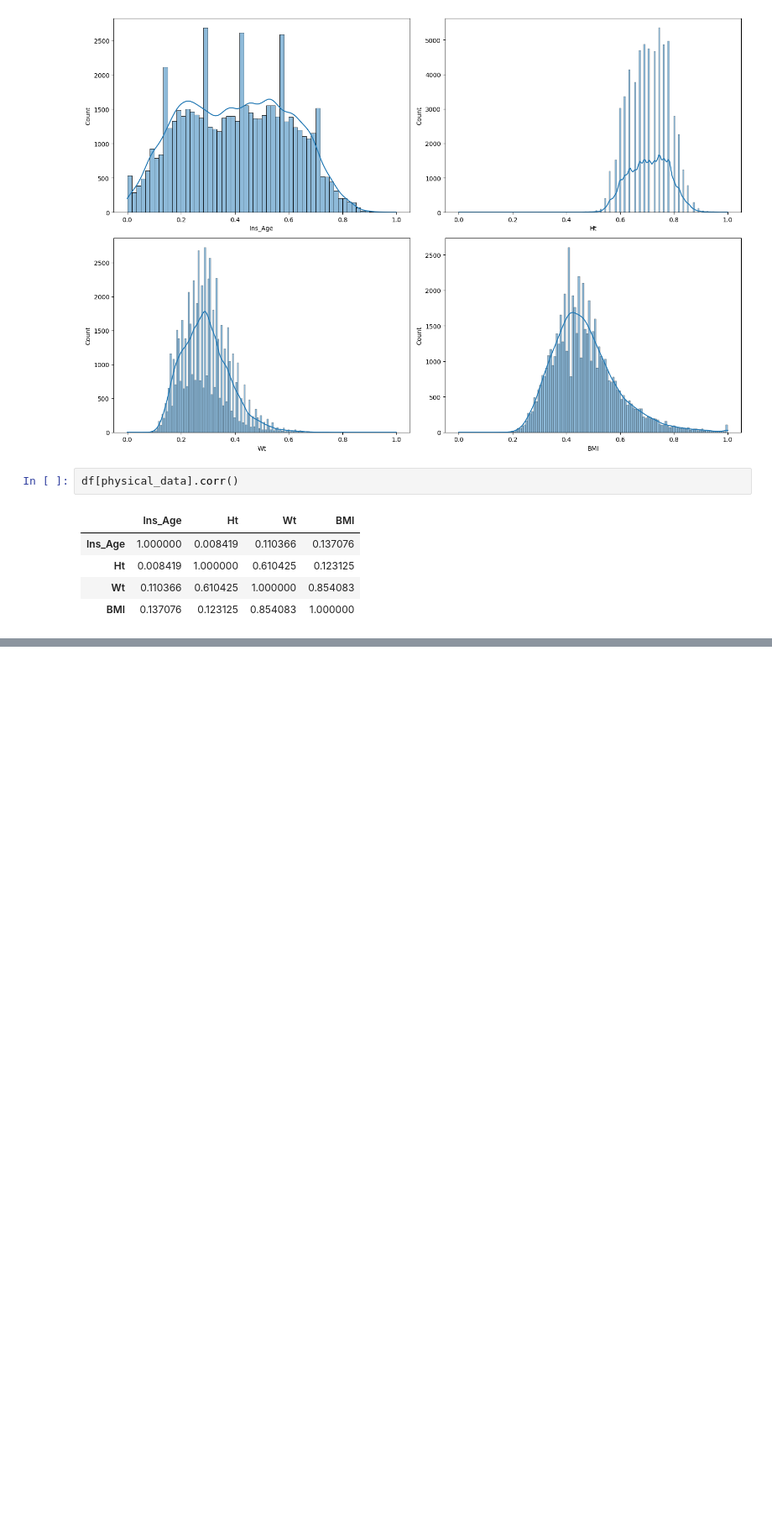
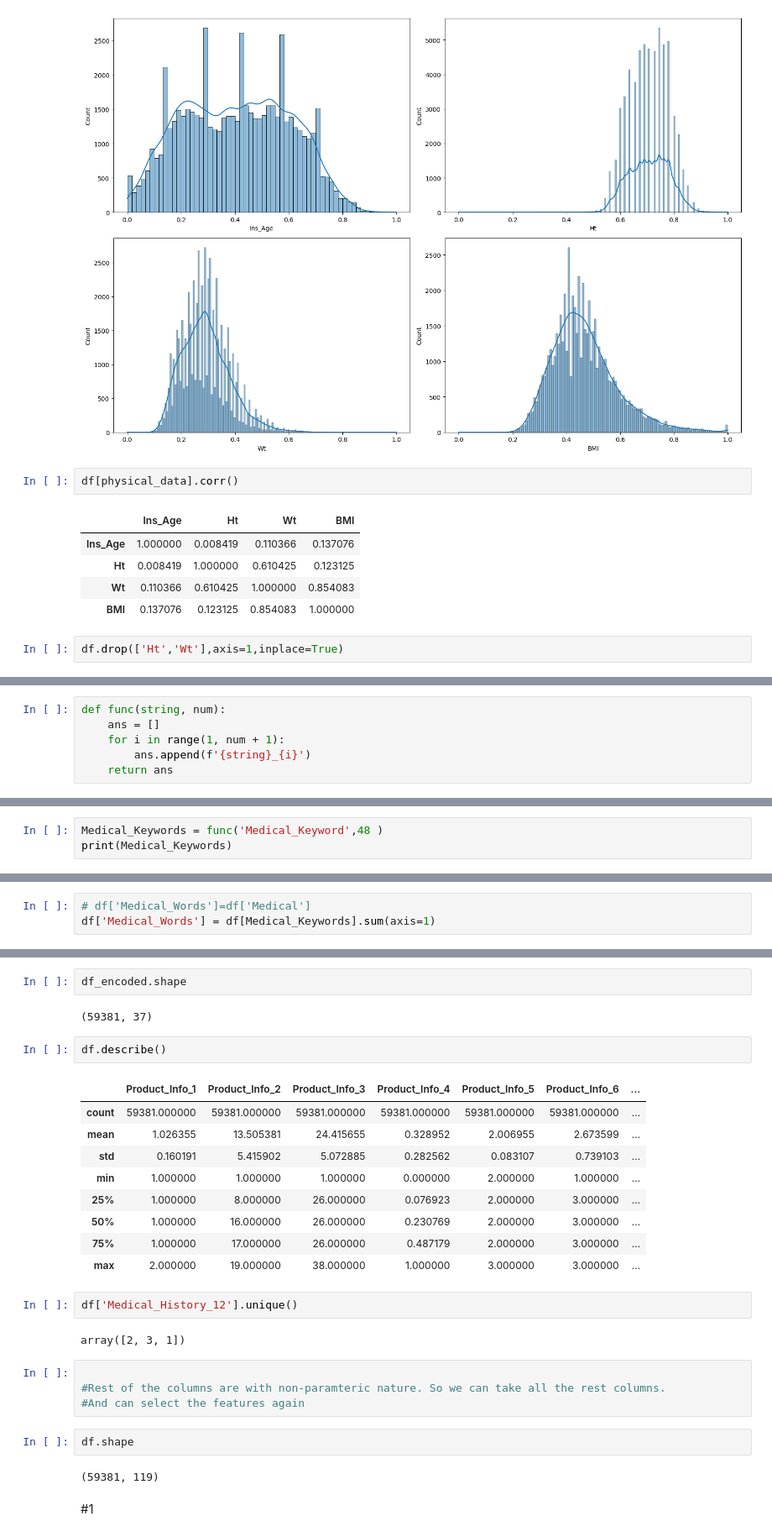
Before and after one commit to MEGHANASEEPANA/Datalabsteam-4, a Jupyter notebook: phase1.ipynb, the cells around one changed output, grey strips where cells are left out. Shown: that part at 84% size. Drawn from its saved outputs; the diff is of its cells as text; blank space fills up the shorter version.

```diff
--- a/phase1.ipynb
+++ b/phase1.ipynb
@@ -332,3 +363,5 @@ df[physical_data].corr()
 | Ht | 0.008419 | 1.000000 | 0.610425 | 0.123125 |
 | Wt | 0.110366 | 0.610425 | 1.000000 | 0.854083 |
 | BMI | 0.137076 | 0.123125 | 0.854083 | 1.000000 |
+# %%
+df.drop(['Ht','Wt'],axis=1,inplace=True)
@@ -334,0 +370,6 @@ df[physical_data].corr()
+# %%
+def func(string, num):
+    ans = []
+    for i in range(1, num + 1):
+        ans.append(f'{string}_{i}')
+    return ans
@@ -334,0 +407,3 @@ df[physical_data].corr()
+# %%
+Medical_Keywords = func('Medical_Keyword',48 )
+print(Medical_Keywords)
@@ -334,0 +418,3 @@ df[physical_data].corr()
+# %%
+# df['Medical_Words']=df['Medical']
+df['Medical_Words'] = df[Medical_Keywords].sum(axis=1)
@@ -334,0 +478,30 @@ df[physical_data].corr()
+# %%
+df_encoded.shape
+# %% [output]
+(59381, 37)
+# %%
+df.describe()
+# %% [output]
+|  | Product_Info_1 | Product_Info_2 | Product_Info_3 | Product_Info_4 | Product_Info_5 | Product_Info_6 | ... |
+| count | 59381.000000 | 59381.000000 | 59381.000000 | 59381.000000 | 59381.000000 | 59381.000000 | ... |
+| mean | 1.026355 | 13.505381 | 24.415655 | 0.328952 | 2.006955 | 2.673599 | ... |
+| std | 0.160191 | 5.415902 | 5.072885 | 0.282562 | 0.083107 | 0.739103 | ... |
+| min | 1.000000 | 1.000000 | 1.000000 | 0.000000 | 2.000000 | 1.000000 | ... |
+| 25% | 1.000000 | 8.000000 | 26.000000 | 0.076923 | 2.000000 | 3.000000 | ... |
+| 50% | 1.000000 | 16.000000 | 26.000000 | 0.230769 | 2.000000 | 3.000000 | ... |
+| 75% | 1.000000 | 17.000000 | 26.000000 | 0.487179 | 2.000000 | 3.000000 | ... |
+| max | 2.000000 | 19.000000 | 38.000000 | 1.000000 | 3.000000 | 3.000000 | ... |
+# %%
+df['Medical_History_12'].unique()
+# %% [output]
+array([2, 3, 1])
+# %%
+
+#Rest of the columns are with non-paramteric nature. So we can take all the rest columns.
+#And can select the features again
+# %%
+df.shape
+# %% [output]
+(59381, 119)
+# %% [markdown]
+#1
```
Also changed, not shown: parts of 39 cells of this notebook.
